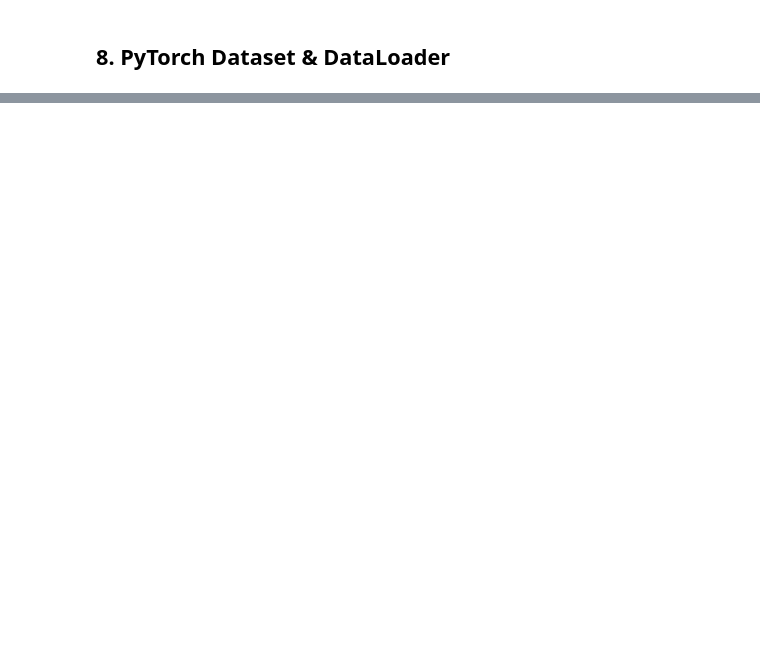
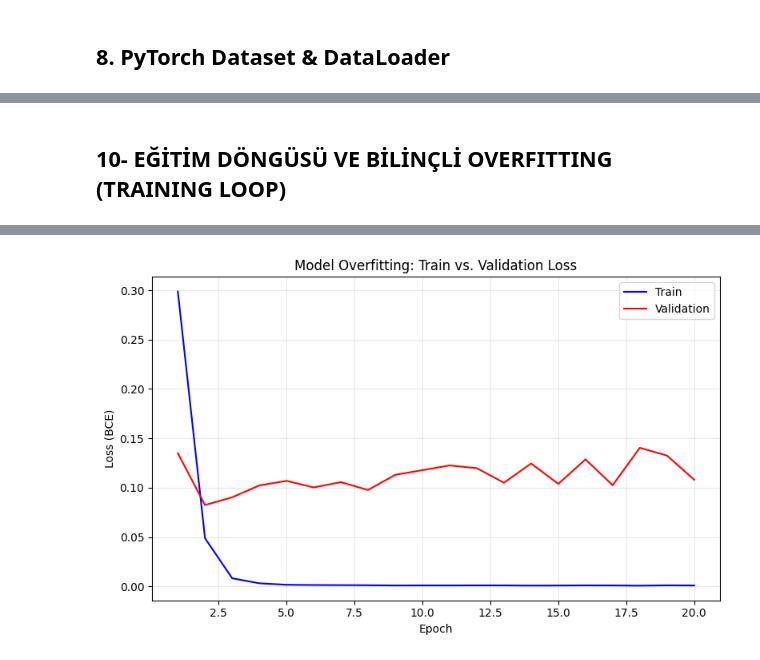
Before and after one commit to zynpnrsy/chillington_dplearning_hw, a Jupyter notebook: notebooks/baseline.ipynb, the cells around one changed output, grey strips where cells are left out. Drawn from its saved outputs; the diff is of its cells as text; code cells hidden in the pictures; blank space fills up the shorter version.

Commit message:
overfitting yapıldı

```diff
--- a/notebooks/baseline.ipynb
+++ b/notebooks/baseline.ipynb
@@ -145,0 +270,60 @@ print(f"Batch shape: X={X_batch.shape}, y={y_batch.shape}")
+# %% [markdown]
+## 10- EĞİTİM DÖNGÜSÜ VE BİLİNÇLİ OVERFITTING (TRAINING LOOP)
+# %%
+import matplotlib.pyplot as plt
+
+NUM_EPOCHS = 20
+train_losses = []
+val_losses = []
+
+for epoch in range(NUM_EPOCHS):
+    # --- Eğitim ---
+    model.train()
+    train_running = 0.0
+    for X_batch, y_batch in train_loader:
+        X_batch = X_batch.to(device)
+        y_batch = y_batch.to(device)
+
+        optimizer.zero_grad(set_to_none=True)
+        logits = model(X_batch)
+        loss = criterion(logits, y_batch)
+        loss.backward()
+        optimizer.step()
+
+        train_running += loss.item() * X_batch.size(0)
+
+    train_loss_avg = train_running / len(train_loader.dataset)
+
+    # --- Doğrulama ---
+    model.eval()
+    val_running = 0.0
+    with torch.no_grad():
+        for X_batch, y_batch in val_loader:
+            X_batch = X_batch.to(device)
+            y_batch = y_batch.to(device)
+            logits = model(X_batch)
+            loss = criterion(logits, y_batch)
+            val_running += loss.item() * X_batch.size(0)
+
+    val_loss_avg = val_running / len(val_loader.dataset)
+
+    train_losses.append(train_loss_avg)
+    val_losses.append(val_loss_avg)
+    print(
+        f"Epoch {epoch + 1}/{NUM_EPOCHS} | "
+        f"Train Loss: {train_loss_avg:.6f} | Val Loss: {val_loss_avg:.6f}"
+    )
+
+# --- Kayıp eğrileri ---
+epochs_axis = range(1, NUM_EPOCHS + 1)
+plt.figure(figsize=(8, 5))
+plt.plot(epochs_axis, train_losses, color="blue", label="Train")
+plt.plot(epochs_axis, val_losses, color="red", label="Validation")
+plt.xlabel("Epoch")
+plt.ylabel("Loss (BCE)")
+plt.title("Model Overfitting: Train vs. Validation Loss")
+plt.legend()
+plt.grid(True, alpha=0.3)
+plt.tight_layout()
+plt.show()
+# %% [output]
@@ -145,0 +350 @@ print(f"Batch shape: X={X_batch.shape}, y={y_batch.shape}")
+[figure, added]
```
Also changed, not shown: parts of 12 cells of this notebook.
